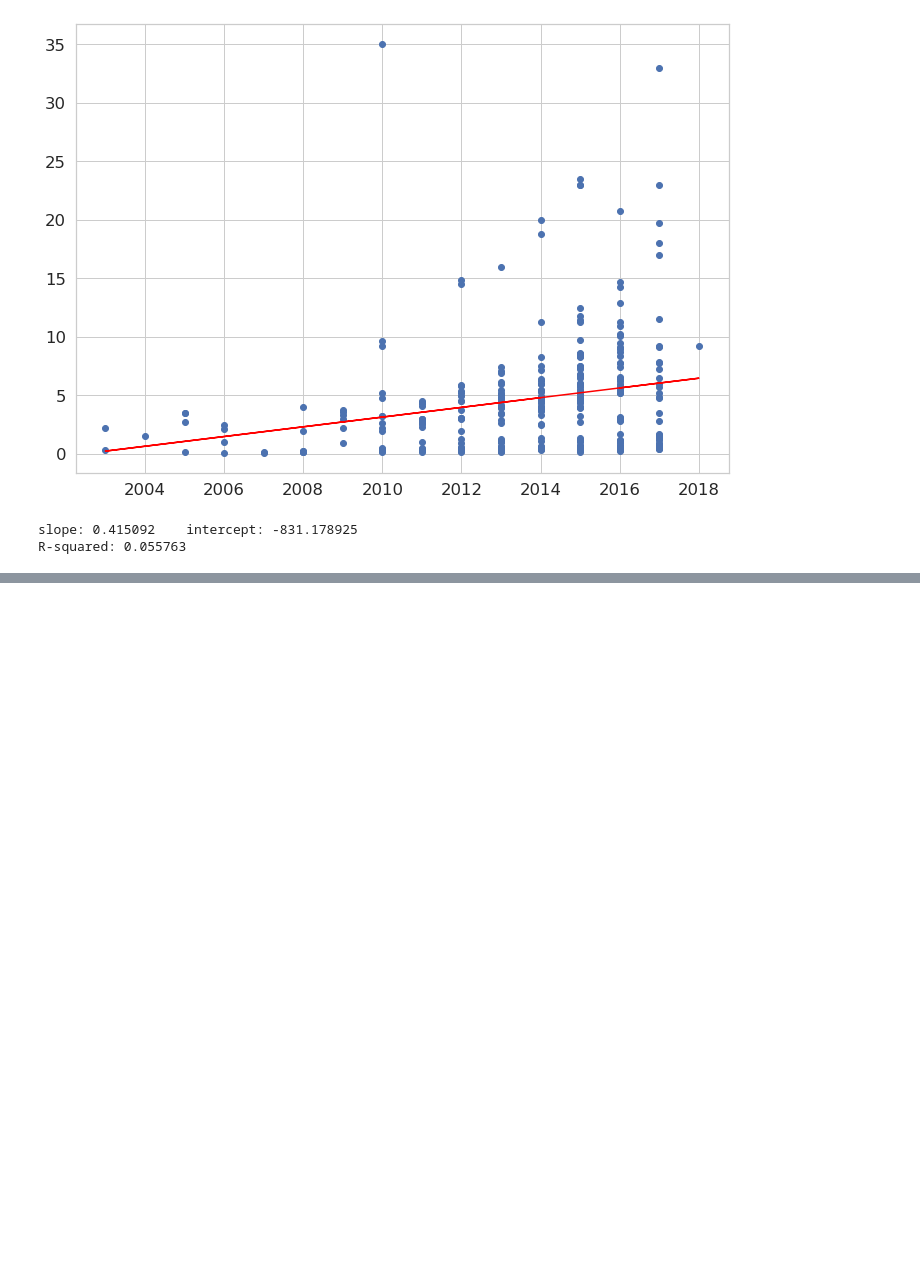
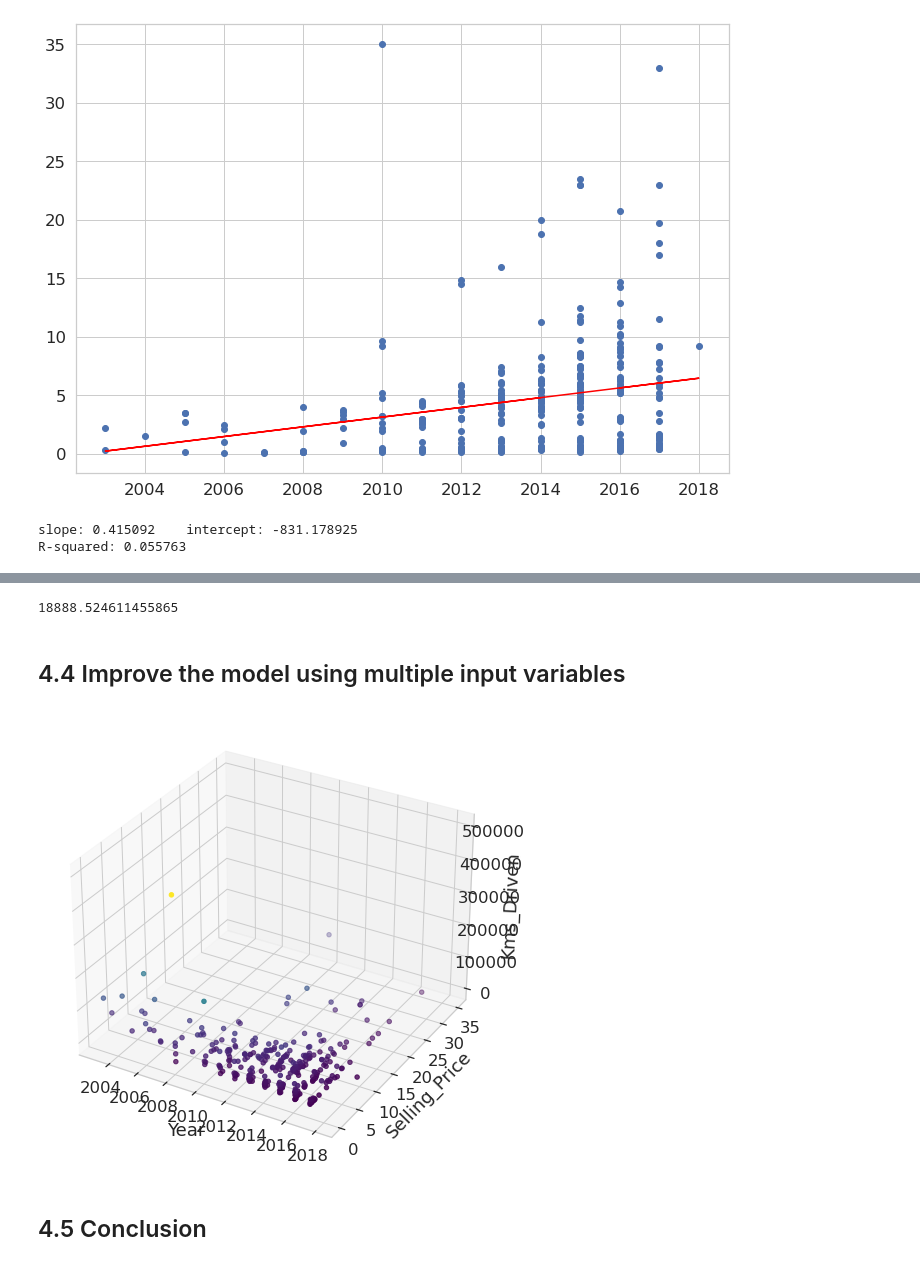
Before and after one commit to CLiNTPELiX/simplon-cardekho, a Jupyter notebook: Dan's Notebook.ipynb, the cells around one changed output, grey strips where cells are left out. Saved outputs shown, nothing was run; the diff lists cells and outputs as text; code cells hidden in the pictures; blank space fills up the shorter version.

```diff
--- a/Dan's Notebook.ipynb
+++ b/Dan's Notebook.ipynb
@@ -363,0 +393,24 @@ R-squared: 0.055763
+# %%
+float(lr.predict([[2050]]))*1000
+# %% [output]
+18888.524611455865
+# %% [markdown]
+## 4.4 Improve the model using multiple input variables
+# %%
+# Need to convert Transmission strings to vector
+Transm = pd.get_dummies(df['Transmission'].astype(str))
+# print('Our multiple linear model had an R^2 of: %0.3f'%multiple.score(x, y)) #Donne le score total du modèle
+
+import matplotlib.pyplot as plt
+fig = plt.figure()
+ax = fig.add_subplot(1,1,1, projection='3d')
+ax.scatter(df["Year"], df["Selling_Price"], df["Kms_Driven"], c=df["Kms_Driven"], cmap="viridis")
+ax.set_xlabel('Year')
+ax.set_ylabel('Selling_Price')
+ax.set_zlabel('Kms_Driven')
+
+plt.show()
+# %% [output]
+[figure, added]
+# %% [markdown]
+## 4.5 Conclusion
```
Also changed, not shown: parts of 24 cells of this notebook.
